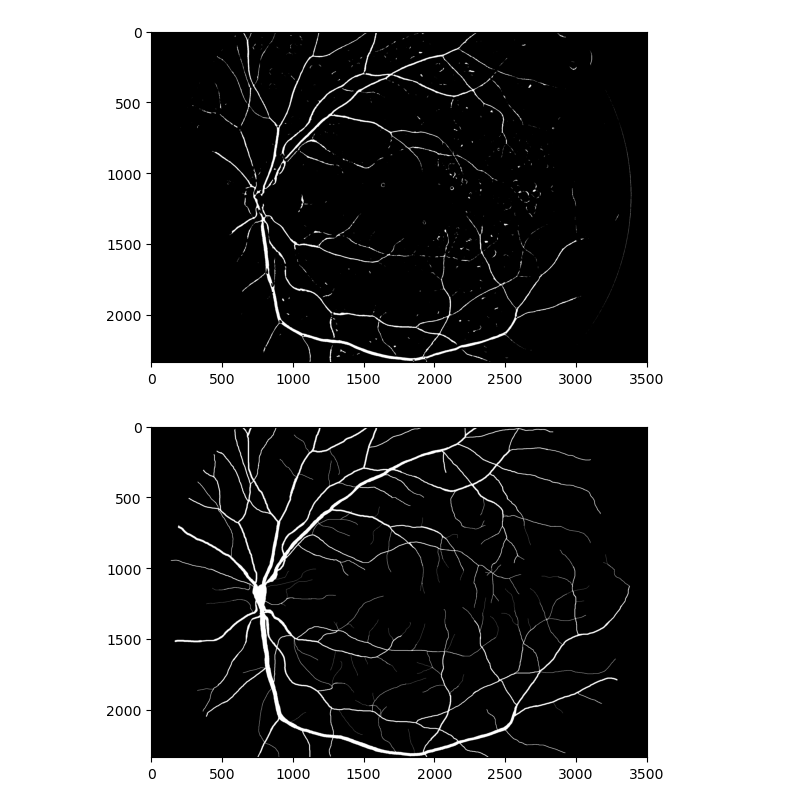
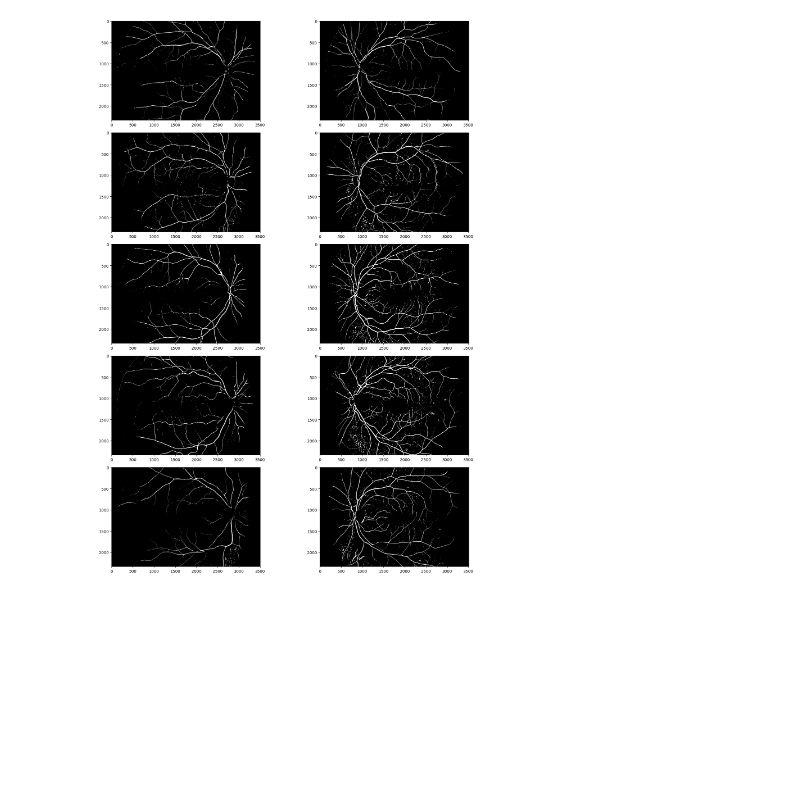
Before and after one commit to zcienka/blood-vessels-segmentation, a Jupyter notebook: 148201.ipynb, the cells around one changed output. Saved outputs shown, nothing was run; the diff lists cells and outputs as text; code cells hidden in the pictures; blank space fills up the shorter version.

```diff
--- a/148201.ipynb
+++ b/148201.ipynb
@@ -87,24 +69,36 @@ preprocessed_image = preprocessed_image / 255
 # %%
-detected_vessels_image = []
+def remove_background(mask, image):
+    detected_vessels_image = []
 
-for i, j in enumerate(preprocessed_image):
-    res1 = []
-    for x, y in enumerate(j):
-        if img[i][x]  < 100:
-            res1.append(0)
-        else:
-            res1.append(preprocessed_image[i][x])
+    for i, j in enumerate(image):
+        vessels = []
+        for x in j:
+            if mask[i][x] < 100:
+                vessels.append(0)
+            else:
+                vessels.append(image[i][x])
 
-    detected_vessels_image.append(res1)
+        detected_vessels_image.append(vessels)
 
-
-plt.imshow(detected_vessels_image,  cmap='gray')
-plt.show()
+    return detected_vessels_image
-# %% [output]
-[figure, removed]
-# %%
-manually_labeled_image = cv2.imread('./manually_labeled_images/01_dr.tif', cv2.IMREAD_GRAYSCALE)
-plt.imshow(manually_labeled_image,  cmap='gray')
-plt.show()
-# %% [output]
-[figure, removed]
+# %%
+images_removed_background = []
+
+path = './fov-mask/'
+
+for i in range(1, 11):
+    filename_pattern = f"{path}{i:02d}_h_mask.tif"
+    mask = cv2.imread(filename_pattern, cv2.IMREAD_GRAYSCALE)
+    images_removed_background.append(remove_background(mask, trained_images[i - 1]))
+# %%
+fig, axes = plt.subplots(nrows=5, ncols=2, figsize=(16, 20))
+
+for idx, image in enumerate(images_removed_background):
+    row_idx = idx // 2
+    col_idx = idx % 2
+    axes[row_idx, col_idx].imshow(image, cmap='gray')
+
+plt.tight_layout()
+plt.show()
+# %% [output]
+[figure, added]
```
Also changed, not shown: parts of 16 cells of this notebook.
